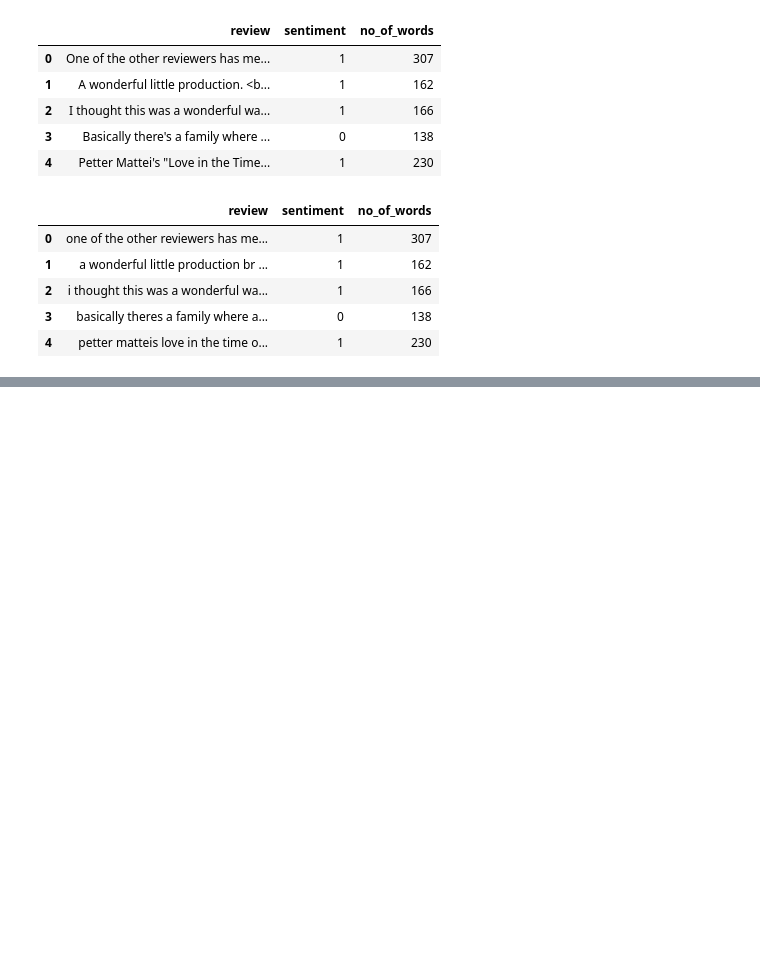
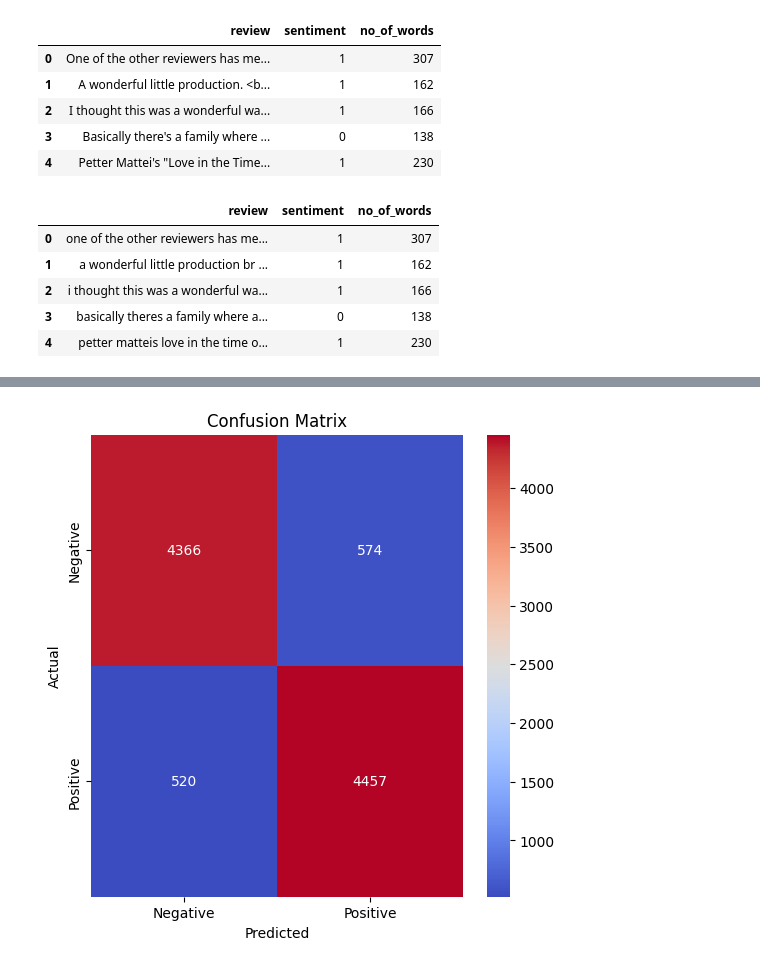
Before and after one commit to WorkingOnIT17/Sentimental-Analysis-IMDB-ML, a Jupyter notebook: notebook/sentimental.ipynb, the cells around one changed output, grey strips where cells are left out. Saved outputs shown, nothing was run; the diff lists cells and outputs as text; code cells hidden in the pictures; blank space fills up the shorter version.

Commit message:
First basic model developed and accuracy checked (LR)

```diff
--- a/notebook/sentimental.ipynb
+++ b/notebook/sentimental.ipynb
@@ -171,0 +207,9 @@ df.head()
+# %%
+params = {
+    "C": [0.001, 0.01, 0.1, 1, 10, 100, 1000],
+    "solver": ["liblinear", "newton-cg", "lbfgs", "sag", "saga"],
+    "max_iter": [100, 200, 300, 400, 500]
+}
+random_search = RandomizedSearchCV(model, param_distributions=params, n_iter=10, cv=5, scoring='accuracy', random_state=42,n_jobs = -1)
+# %%
+random_search.fit(X_train_tfidf, y_train)
@@ -171,0 +224,15 @@ df.head()
+# %%
+model = random_search.best_estimator_
+# %%
+y_pred = model.predict(X_test_tfidf)
+# %%
+from sklearn.metrics import classification_report, confusion_matrix, accuracy_score
+cm = confusion_matrix(y_test, y_pred)
+plt.figure(figsize=(6, 6))
+sns.heatmap(cm, annot=True, fmt="d", cmap="coolwarm", xticklabels=["Negative", "Positive"], yticklabels=["Negative", "Positive"])
+plt.xlabel("Predicted")
+plt.ylabel("Actual")
+plt.title("Confusion Matrix")
+plt.show()
+# %% [output]
+[figure, added]
```
Also changed, not shown: parts of 15 cells of this notebook.
